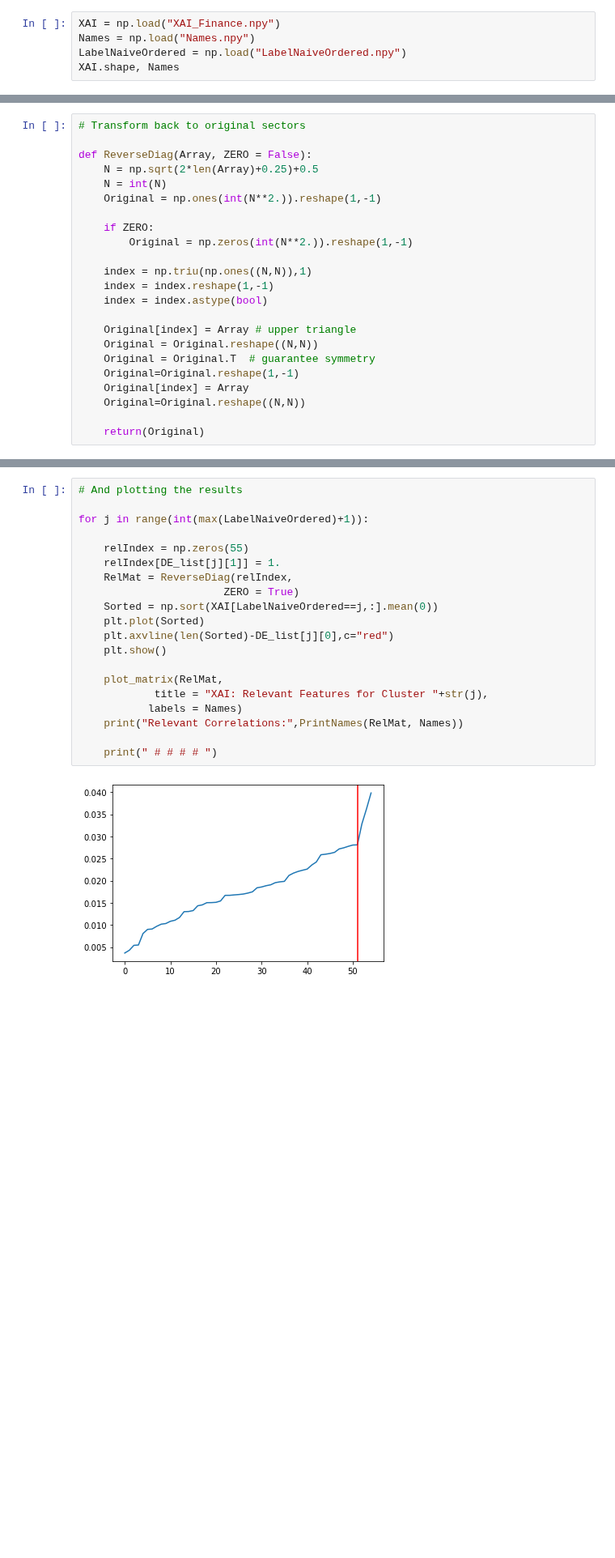
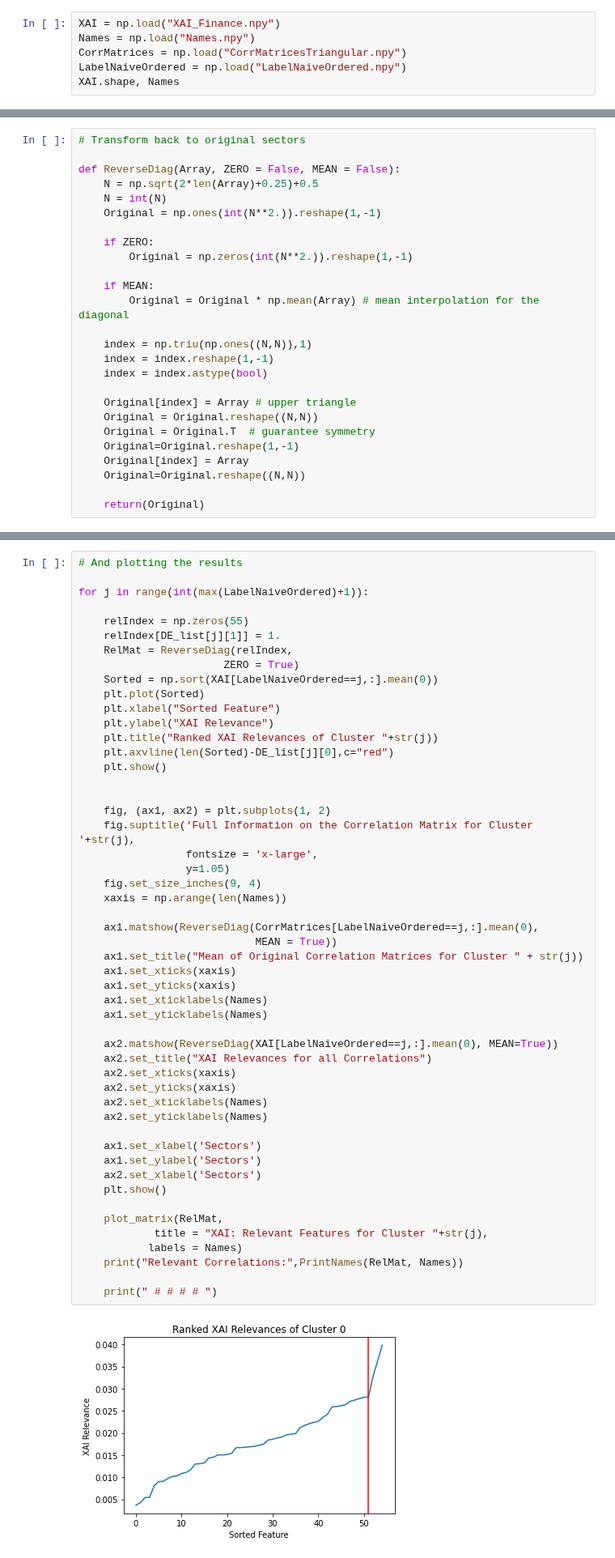
Before and after one commit to TobiasW1891/Finance, a Jupyter notebook: antiCPy for XAI Finance Relevances.ipynb, the cells around one changed output, grey strips where cells are left out. Shown at 81% size. Drawn from its saved outputs; the diff is of its cells as text; blank space fills up the shorter version.

```diff
--- a/antiCPy for XAI Finance Relevances.ipynb
+++ b/antiCPy for XAI Finance Relevances.ipynb
@@ -352,6 +352,7 @@ XDat[np.argmax(XDat)]
 # %%
 XAI = np.load("XAI_Finance.npy")
 Names = np.load("Names.npy")
+CorrMatrices = np.load("CorrMatricesTriangular.npy")
 LabelNaiveOrdered = np.load("LabelNaiveOrdered.npy")
 XAI.shape, Names
 # %% [output]
@@ -388,13 +389,16 @@ def plot_matrix(m, title='Correlation Matrix', cmap=plt.cm.Blues, labels= None):
 # %%
 # Transform back to original sectors
 
-def ReverseDiag(Array, ZERO = False):
+def ReverseDiag(Array, ZERO = False, MEAN = False):
     N = np.sqrt(2*len(Array)+0.25)+0.5
     N = int(N)
     Original = np.ones(int(N**2.)).reshape(1,-1)
 
     if ZERO:
         Original = np.zeros(int(N**2.)).reshape(1,-1)
+
+    if MEAN:
+        Original = Original * np.mean(Array) # mean interpolation for the diagonal
 
     index = np.triu(np.ones((N,N)),1)
     index = index.reshape(1,-1)
@@ -583,22 +587,53 @@ Possible configs:  [[ 1]
 # %%
 # And plotting the results
 
 for j in range(int(max(LabelNaiveOrdered)+1)):
 
     relIndex = np.zeros(55)
     relIndex[DE_list[j][1]] = 1.
     RelMat = ReverseDiag(relIndex,
                        ZERO = True)
     Sorted = np.sort(XAI[LabelNaiveOrdered==j,:].mean(0))
     plt.plot(Sorted)
+    plt.xlabel("Sorted Feature")
+    plt.ylabel("XAI Relevance")
+    plt.title("Ranked XAI Relevances of Cluster "+str(j))
     plt.axvline(len(Sorted)-DE_list[j][0],c="red")
+    plt.show()
+
+
+    fig, (ax1, ax2) = plt.subplots(1, 2)
+    fig.suptitle('Full Information on the Correlation Matrix for Cluster '+str(j),
+                 fontsize = 'x-large',
+                 y=1.05)
+    fig.set_size_inches(9, 4)
+    xaxis = np.arange(len(Names))
+
+    ax1.matshow(ReverseDiag(CorrMatrices[LabelNaiveOrdered==j,:].mean(0),
+                            MEAN = True))
+    ax1.set_title("Mean of Original Correlation Matrices for Cluster " + str(j))
+    ax1.set_xticks(xaxis)
+    ax1.set_yticks(xaxis)
+    ax1.set_xticklabels(Names)
+    ax1.set_yticklabels(Names)
+
+    ax2.matshow(ReverseDiag(XAI[LabelNaiveOrdered==j,:].mean(0), MEAN=True))
+    ax2.set_title("XAI Relevances for all Correlations")
+    ax2.set_xticks(xaxis)
+    ax2.set_yticks(xaxis)
+    ax2.set_xticklabels(Names)
+    ax2.set_yticklabels(Names)
+
+    ax1.set_xlabel('Sectors')
+    ax1.set_ylabel('Sectors')
+    ax2.set_xlabel('Sectors')
     plt.show()
 
     plot_matrix(RelMat,
             title = "XAI: Relevant Features for Cluster "+str(j),
            labels = Names)
     print("Relevant Correlations:",PrintNames(RelMat, Names))
 
     print(" # # # # ")
 # %% [output]
-[figure, old version]
+[figure, new version]
```
Also changed, not shown: parts of 2 cells of this notebook.
